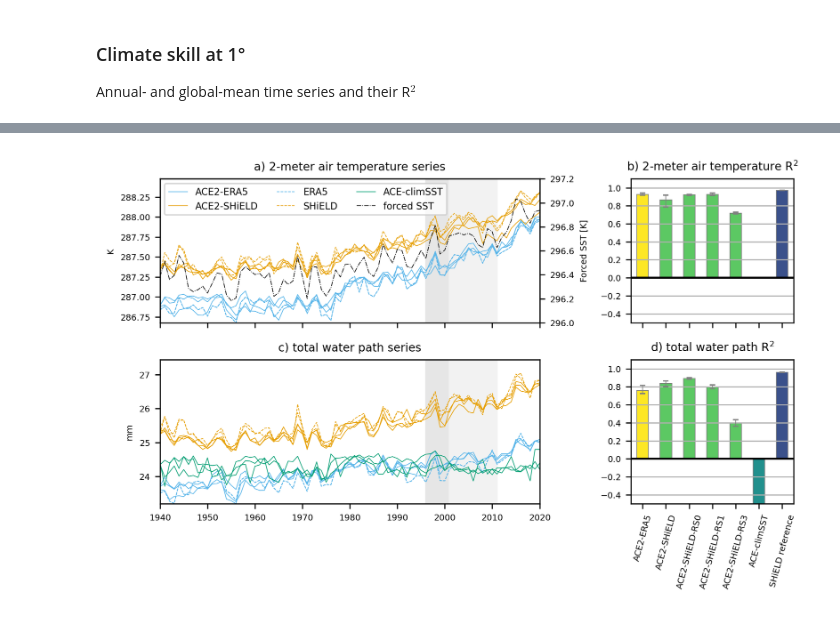
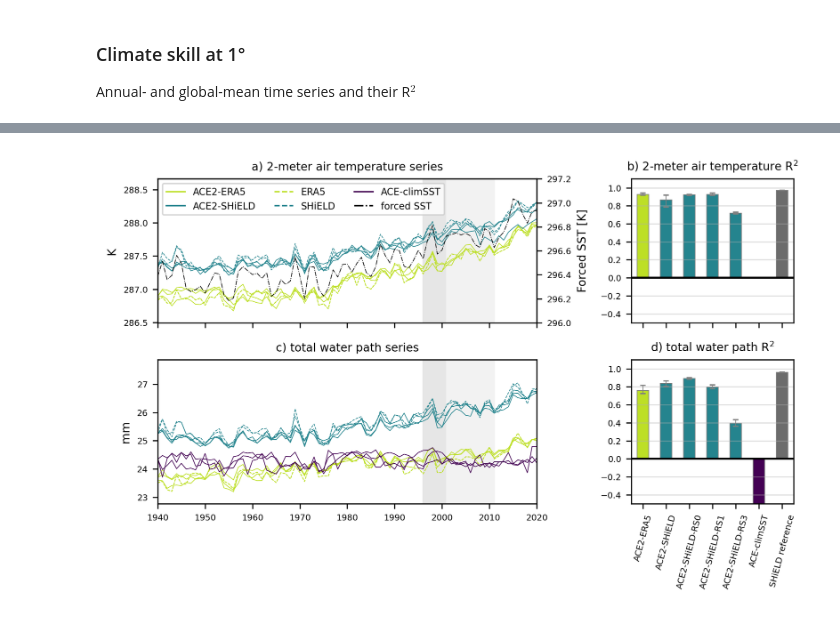
Before and after one commit to ai2cm/ace2-paper, a Jupyter notebook: notebooks/climate_skill_1deg_annual_mean_series.ipynb, the cells around one changed output, grey strips where cells are left out. Cells and saved outputs as stored; diff of their text form; code cells hidden in the pictures.

```diff
--- a/notebooks/climate_skill_1deg_annual_mean_series.ipynb
+++ b/notebooks/climate_skill_1deg_annual_mean_series.ipynb
@@ -67,21 +78,29 @@ forced_sst = monthly_target.surface_temperature.where(monthly_target.ocean_fract
 forced_sst_annual_mean = forced_sst.groupby(forced_sst.valid_time.dt.year).mean()
 forced_sst_annual_global_mean = forced_sst_annual_mean.weighted(weights).mean(dim=['lat', 'lon']).compute()
 # %%
-colors = plt.rcParams['axes.prop_cycle'].by_key()['color']
 plt.rc('font', size=FONTSIZE)
 plt.rc('axes', titlesize=FONTSIZE)
-plt.rc('axes', labelsize=(FONTSIZE - 2))
+plt.rc('axes', labelsize=(FONTSIZE))
 plt.rc('xtick', labelsize=(FONTSIZE - 2))
 plt.rc('ytick', labelsize=(FONTSIZE - 2))
 plt.rc('figure', dpi=DPI)
 
-cmap_name = 'viridis_r'
-n_colors_base = 5 # ACE2-ERA5, ACE2-SHiELD, SHiELD-reference, ACE-climSST, ERA5 vs SHiELD
+# The color scheme that shows up across multiple figures needs to distinguish the following:
+# ACE2-ERA5, ACE2-SHiELD, ACE-climSST, neuralGCM, SHiELD reference, ERA5 vs SHiELD
+# the three ACE versions also get plotted as line plots so they need to be distinct
+
+n_colors_ace = 3 # 3 ACE versions
 i_color_repeat = 1
 n_repeats = 4 # 4 ACE2-SHiELD seeds
-base_color_scheme = plt.get_cmap(cmap_name)(np.linspace(0, 1, n_colors_base))
-repeated_color = np.tile(base_color_scheme[i_color_repeat][None, :], (n_repeats - 1, 1))
-color_scheme = np.insert(base_color_scheme, i_color_repeat, repeated_color, axis=0)
+cmap_start = 0.1 # avoid pale yellow
+ace_color_scheme = get_color_scheme(n_colors_ace, i_color_repeat=i_color_repeat, n_repeats=n_repeats, cmap_start=cmap_start)
+
+n_colors_baseline = 3
+cmap_baseline = 'Greys'
+cmap_start_baseline = 0.3 # avoid light gray
+baseline_color_scheme = get_color_scheme(n_colors_baseline, cmap_name=cmap_baseline, cmap_start=cmap_start_baseline)
+
+color_scheme  = np.vstack([ace_color_scheme, baseline_color_scheme[1]])
 # %%
 holdout_period1 = [1996, 2001]
 fillcolor1 = [0.9, 0.9, 0.9]
@@ -93,27 +112,28 @@ fig, axes = plt.subplots(2, len(EVAL_VARS), sharex='col', figsize=figsize, width
 for i, (ax_row, var) in enumerate(zip(axes, EVAL_VARS)):
     ax_series = ax_row[0]
     # highlight held-out periods
-    ymin, ymax = annual_mean_ds[var.name].min(), annual_mean_ds[var.name].max()
+    yrange = annual_mean_ds[var.name].max() - annual_mean_ds[var.name].min()
+    ymin, ymax = annual_mean_ds[var.name].min() - 0.1 * yrange, annual_mean_ds[var.name].max() + 0.1 * yrange
     ax_series.fill_between(holdout_period1, [ymin, ymin], [ymax, ymax], color=fillcolor1)
     ax_series.fill_between(holdout_period2, [ymin, ymin], [ymax, ymax], color=fillcolor2)
     # time series
     he = annual_mean_ds.sel(source='target', duration='81yr', group='ACE2-ERA5')[var.name].plot(
-        ax=ax_series, hue='IC', lw=0.5, color=colors[0], ls='--', add_legend=False
+        ax=ax_series, hue='IC', lw=0.5, color=color_scheme[0], ls='--', add_legend=False
     )
     ha = annual_mean_ds.sel(source='prediction', duration='81yr', group='SHiELD-reference')[var.name].plot(
-        ax=ax_series, hue='IC', lw=0.5, color=colors[1], ls='--', add_legend=False
+        ax=ax_series, hue='IC', lw=0.5, color=color_scheme[1], ls='--', add_legend=False
     )
     annual_mean_ds.sel(source='target', duration='81yr', group='SHiELD-reference')[var.name].plot(
-        ax=ax_series, hue='IC', lw=0.5, color=colors[1], ls='--', add_legend=False
+        ax=ax_series, hue='IC', lw=0.5, color=color_scheme[1], ls='--', add_legend=False
     )
     hae = annual_mean_ds.sel(source='prediction', duration='81yr', group='ACE2-ERA5')[var.name].plot(
-        ax=ax_series, hue='IC', lw=0.5, color=colors[0], add_legend=False
+        ax=ax_series, hue='IC', lw=0.5, color=color_scheme[0], add_legend=False
     )
     has = annual_mean_ds.sel(source='prediction', duration='81yr', group='ACE2-SHiELD')[var.name].plot(
-        ax=ax_series, hue='IC', lw=0.5, color=colors[1], add_legend=False
+        ax=ax_series, hue='IC', lw=0.5, color=color_scheme[1], add_legend=False
     )
     hc = annual_mean_ds.sel(source='prediction', duration='81yr', group='ACE-climSST')[var.name].plot(
-        ax=ax_series, hue='IC', lw=0.5, color=colors[2], add_legend=False
+        ax=ax_series, hue='IC', lw=0.5, color=color_scheme[5], add_legend=False
     )
     if var.name == 'TMP2m':
         ax_series2 = ax_series.twinx()
@@ -121,12 +141,15 @@ for i, (ax_row, var) in enumerate(zip(axes, EVAL_VARS)):
         ax_series2.set_ylabel('Forced SST [K]')
         ax_series2.set_ylim([296.0, 297.2])
         ax_series2.set_title(None)
-        ax_series.legend(
+        hl = ax_series.legend(
             [hae[0], has[0], he[0], ha[0], hc[0], hs[0]],
             ['ACE2-ERA5', 'ACE2-SHiELD', 'ERA5', 'SHiELD', 'ACE-climSST', 'forced SST'],
             fontsize='small',
             ncols=3
         )
+        for line in hl.get_lines():
+            line.set_linewidth(1.0)
+    ax_series.set_yticks(np.linspace(int(ymin), int(ymax) + 1, 7))
     ax_series.set_ylim([ymin, ymax])
     ax_series.set_xlim([1940, 2020])
     ax_series.set_ylabel(var.units)
@@ -145,32 +168,32 @@ for i, (ax_row, var) in enumerate(zip(axes, EVAL_VARS)):
         ax=ax_r2,
         color=color_scheme,
         yerr=yerr,
         error_kw=dict(
             capsize=2,
             linewidth=0.5,
             ecolor='gray'),
         linewidth=0.5,
         edgecolor='gray',
         legend=False,
     )
-    ax_r2.grid(axis='y')
     ax_r2.set_ylim([-0.5, 1.1])
     ax_r2.set_xlabel(None)
+    ax_r2.grid(axis='y', which='both', alpha=0.4, zorder=0)
     ax_r2.set_xticklabels(
         [
             groupname.item().replace('-', ' ')
             if groupname.item() == 'SHiELD-reference'
             else groupname.item()
             for groupname in mean.group
         ],
         rotation=75
     )
     letter = ascii_lowercase[i * 2 + 1]
     ax_r2.set_title(
         f"{letter}) {var.long_name} "
         r"R$^2$"
     )
 fig.tight_layout()
 savefig(fig, 'climate_skill_1deg_annual_mean_series.png')
 # %% [output]
-[figure, old version]
+[figure, new version]
```
Also changed, not shown: parts of 2 cells of this notebook, 7 other files.
